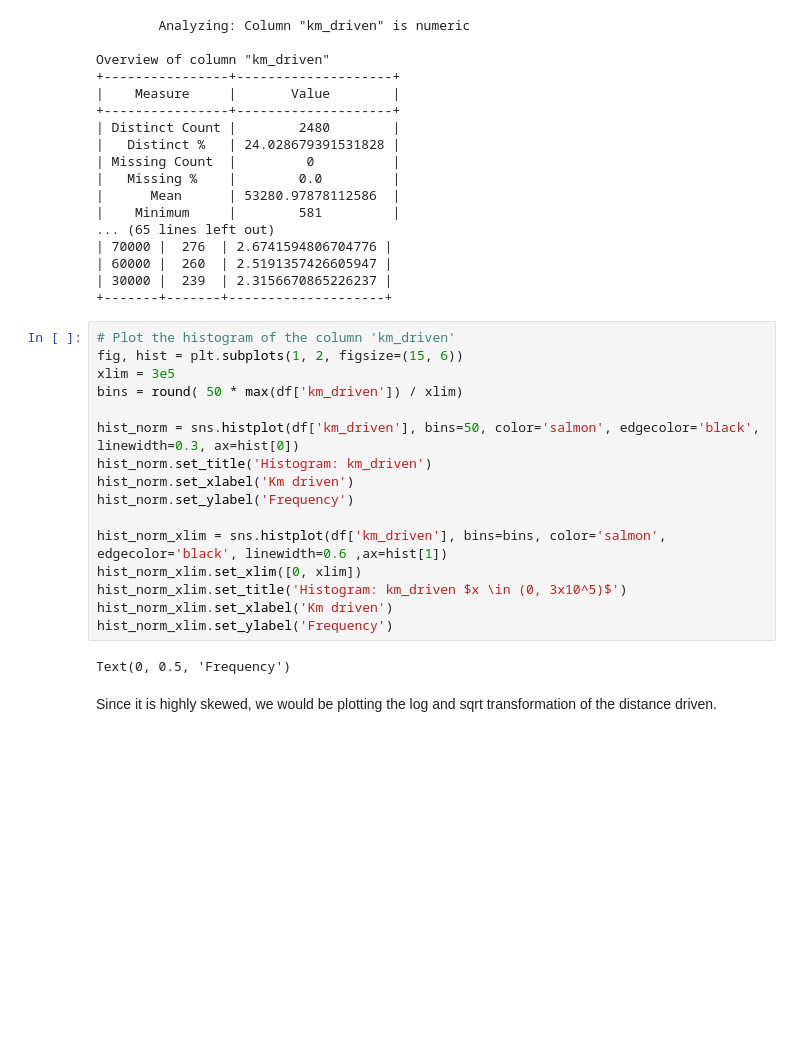
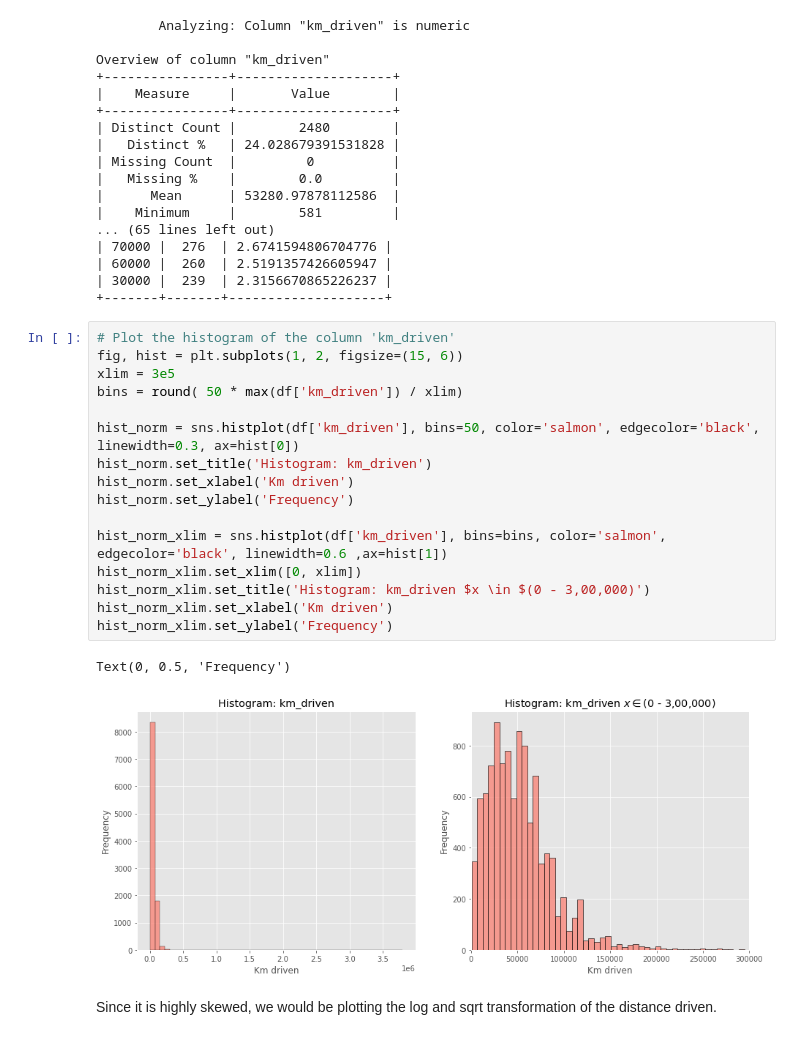
Before and after one commit to ayush-vatsal/Car_Prices-A_Prediction_Service, a Jupyter notebook: Car_Price_EDA.ipynb, the cells around one changed output. Saved outputs shown, nothing was run; the diff lists cells and outputs as text; blank space fills up the shorter version.

```diff
--- a/Car_Price_EDA.ipynb
+++ b/Car_Price_EDA.ipynb
@@ -521,21 +524,22 @@ Overview of column "km_driven"
 # %%
 # Plot the histogram of the column 'km_driven'
 fig, hist = plt.subplots(1, 2, figsize=(15, 6))
 xlim = 3e5
 bins = round( 50 * max(df['km_driven']) / xlim)
 
 hist_norm = sns.histplot(df['km_driven'], bins=50, color='salmon', edgecolor='black', linewidth=0.3, ax=hist[0])
 hist_norm.set_title('Histogram: km_driven')
 hist_norm.set_xlabel('Km driven')
 hist_norm.set_ylabel('Frequency')
 
 hist_norm_xlim = sns.histplot(df['km_driven'], bins=bins, color='salmon', edgecolor='black', linewidth=0.6 ,ax=hist[1])
 hist_norm_xlim.set_xlim([0, xlim])
-hist_norm_xlim.set_title('Histogram: km_driven $x \in (0, 3x10^5)$')
+hist_norm_xlim.set_title('Histogram: km_driven $x \in $(0 - 3,00,000)')
 hist_norm_xlim.set_xlabel('Km driven')
 hist_norm_xlim.set_ylabel('Frequency')
 # %% [output]
 Text(0, 0.5, 'Frequency')
+[figure, added]
 # %% [markdown]
 Since it is highly skewed, we would be plotting the log and sqrt transformation of the distance driven.
 # %%
```
Also changed, not shown: parts of 21 cells of this notebook.
